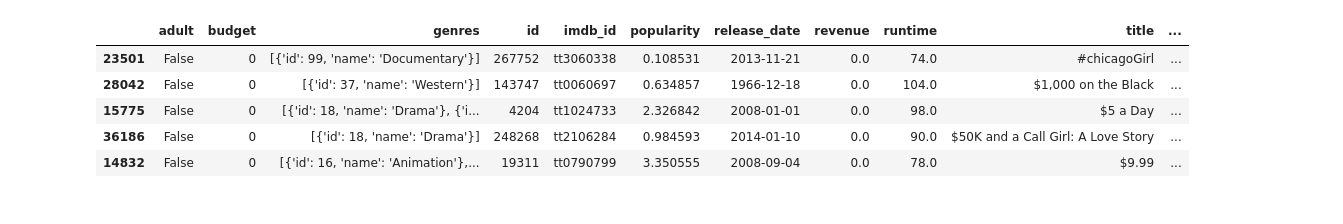
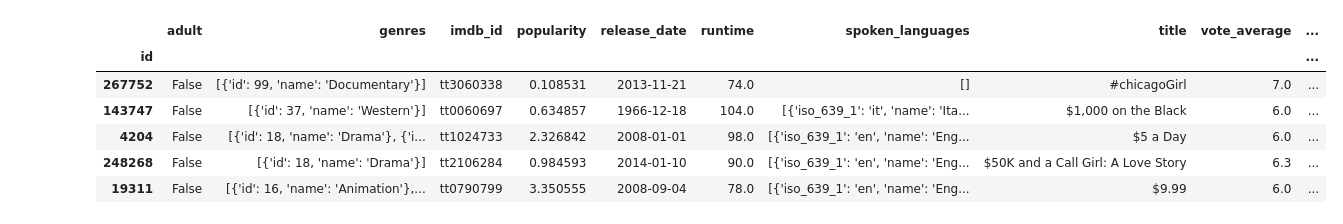
Before and after one commit to IntegerMan/DieHardSolver, a Jupyter notebook: DataWrangling/MovieDataSet.ipynb, the cells around one changed output. Drawn from its saved outputs; the diff is of its cells as text; code cells hidden in the pictures.

Commit message:
Data for attempt #2 on classifying movies

```diff
--- a/DataWrangling/MovieDataSet.ipynb
+++ b/DataWrangling/MovieDataSet.ipynb
@@ -6,37 +6,60 @@ path = 'MoviesDataSet/'
 
 # Load Data from the Kaggle dataset
 movies = pd.read_csv(path + 'movies_metadata.csv')
 
+movies = movies.set_index('id')
+
 # Drop junk columns
 movies = movies.drop('belongs_to_collection', axis=1)
 movies = movies.drop('homepage', axis=1)
 movies = movies.drop('original_language', axis=1)
 movies = movies.drop('original_title', axis=1)
-movies = movies.drop('spoken_languages', axis=1)
 movies = movies.drop('overview', axis=1)
 movies = movies.drop('tagline', axis=1)
 movies = movies.drop('poster_path', axis=1)
 movies = movies.drop('production_companies', axis=1)
 movies = movies.drop('production_countries', axis=1)
 movies = movies.drop('video', axis=1)
+
+# These columns might be helpful, but they're not reliable in this dataset
+movies = movies.drop('revenue', axis=1)
+movies = movies.drop('budget', axis=1)
 
 # Filter out any unreleased movies
 movies = movies[movies['status'] == 'Released']
 movies = movies.drop('status', axis=1)
 
 # Only evaluate movies with ratings similar to our Christmas movies.
 # This is important since classic Christmas movies are popular and the minimum rating is a 5.4
 movies = movies[movies['vote_average'] >= 5.4]
 movies = movies[movies['vote_average'] <= 8.0]
 
+# Filter out extremely popular movies. Max popularity for a Christmas movie is 17.3
+movies['popularity'] = movies['popularity'].astype(float)
+movies = movies[movies['popularity'] <= 18]
+
+# Split the date into year / quarter / month components for easier analysis
+movies['release_year'] = pd.DatetimeIndex(movies['release_date']).year
+movies['release_quarter'] = pd.DatetimeIndex(movies['release_date']).quarter
+movies['release_month'] = pd.DatetimeIndex(movies['release_date']).month
+
+# Filter out movies from outside of the year range where our labelled data lives
+movies = movies[movies['release_year'] >= 1940 ]
+movies = movies[movies['release_year'] <= 2015 ]
+
+# Filter out extremely long movies
+movies['runtime'] = movies['runtime'].astype(int, errors='ignore')
+movies = movies[movies['runtime'] <= 150]
+
 # Sort movies by title
 movies = movies.sort_values('title')
 
 movies.head()
 # %% [output]
-|  | adult | budget | genres | id | imdb_id | popularity | release_date | revenue | runtime | title | ... |
-| 23501 | False | 0 | [{'id': 99, 'name': 'Documentary'}] | 267752 | tt3060338 | 0.108531 | 2013-11-21 | 0.0 | 74.0 | #chicagoGirl | ... |
-| 28042 | False | 0 | [{'id': 37, 'name': 'Western'}] | 143747 | tt0060697 | 0.634857 | 1966-12-18 | 0.0 | 104.0 | $1,000 on the Black | ... |
-| 15775 | False | 0 | [{'id': 18, 'name': 'Drama'}, {'i... | 4204 | tt1024733 | 2.326842 | 2008-01-01 | 0.0 | 98.0 | $5 a Day | ... |
-| 36186 | False | 0 | [{'id': 18, 'name': 'Drama'}] | 248268 | tt2106284 | 0.984593 | 2014-01-10 | 0.0 | 90.0 | $50K and a Call Girl: A Love Story | ... |
-| 14832 | False | 0 | [{'id': 16, 'name': 'Animation'},... | 19311 | tt0790799 | 3.350555 | 2008-09-04 | 0.0 | 78.0 | $9.99 | ... |
+|  | adult | genres | imdb_id | popularity | release_date | runtime | spoken_languages | title | vote_average | ... |
+| id |  |  |  |  |  |  |  |  |  | ... |
+| 267752 | False | [{'id': 99, 'name': 'Documentary'}] | tt3060338 | 0.108531 | 2013-11-21 | 74.0 | [] | #chicagoGirl | 7.0 | ... |
+| 143747 | False | [{'id': 37, 'name': 'Western'}] | tt0060697 | 0.634857 | 1966-12-18 | 104.0 | [{'iso_639_1': 'it', 'name': 'Ita... | $1,000 on the Black | 6.0 | ... |
+| 4204 | False | [{'id': 18, 'name': 'Drama'}, {'i... | tt1024733 | 2.326842 | 2008-01-01 | 98.0 | [{'iso_639_1': 'en', 'name': 'Eng... | $5 a Day | 6.0 | ... |
+| 248268 | False | [{'id': 18, 'name': 'Drama'}] | tt2106284 | 0.984593 | 2014-01-10 | 90.0 | [{'iso_639_1': 'en', 'name': 'Eng... | $50K and a Call Girl: A Love Story | 6.3 | ... |
+| 19311 | False | [{'id': 16, 'name': 'Animation'},... | tt0790799 | 3.350555 | 2008-09-04 | 78.0 | [{'iso_639_1': 'en', 'name': 'Eng... | $9.99 | 6.0 | ... |
```
Also changed, not shown: parts of 8 cells of this notebook, 5 other files.
